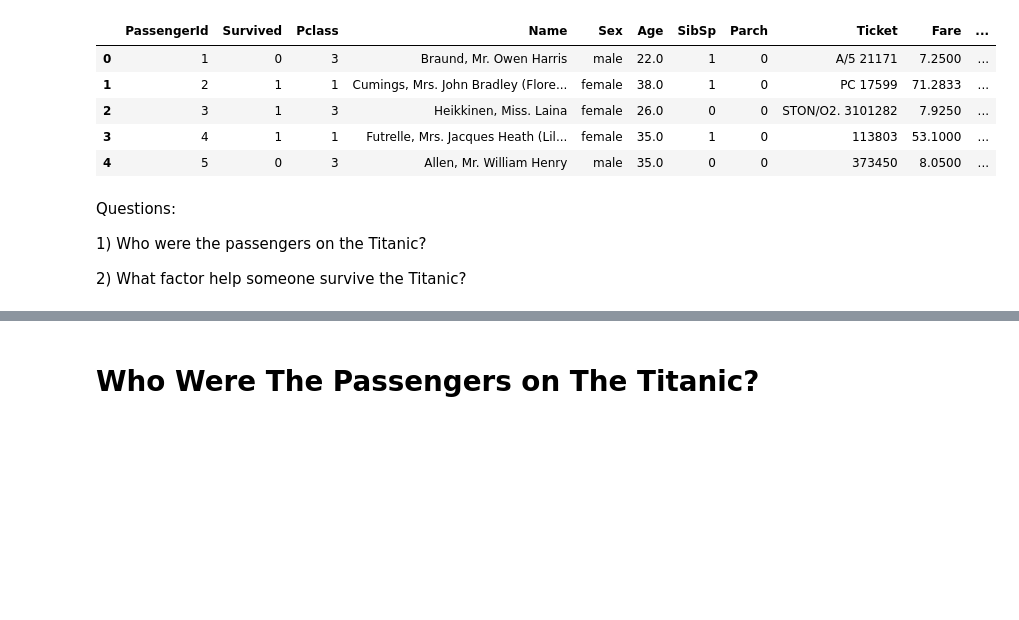
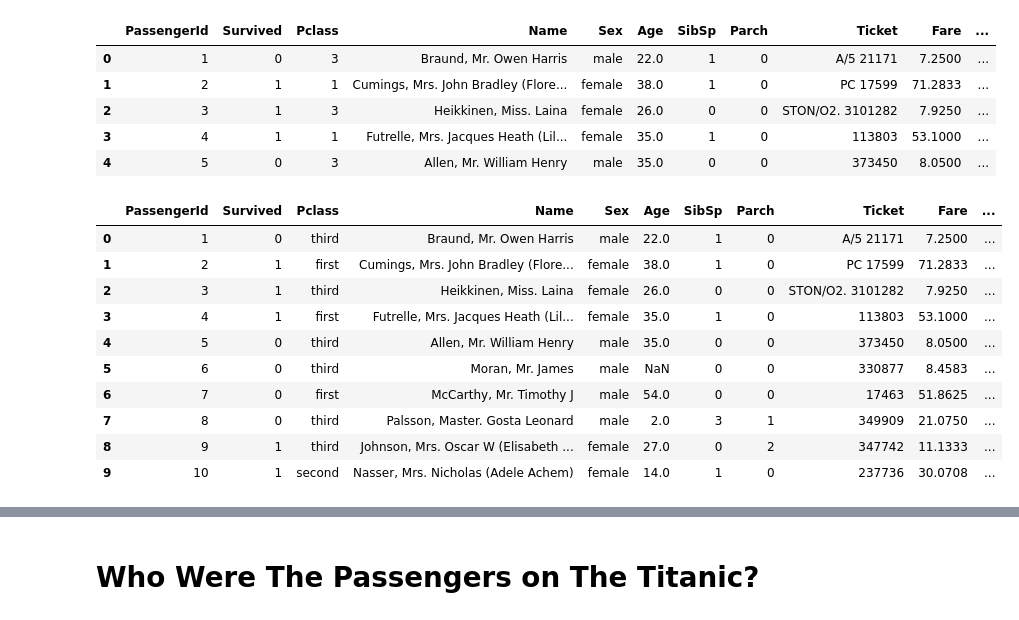
Before and after one commit to kimdang/Titanic_Machine_Learning, a Jupyter notebook: Titanic Machine Learning.ipynb, the cells around one changed output, grey strips where cells are left out. Cells and saved outputs as stored; diff of their text form; code cells hidden in the pictures; blank space fills up the shorter version.

```diff
--- a/Titanic Machine Learning.ipynb
+++ b/Titanic Machine Learning.ipynb
@@ -15,7 +15,35 @@ titanic_dframe.head()
 | 2 | 3 | 1 | 3 | Heikkinen, Miss. Laina | female | 26.0 | 0 | 0 | STON/O2. 3101282 | 7.9250 | ... |
 | 3 | 4 | 1 | 1 | Futrelle, Mrs. Jacques Heath (Lil... | female | 35.0 | 1 | 0 | 113803 | 53.1000 | ... |
 | 4 | 5 | 0 | 3 | Allen, Mr. William Henry | male | 35.0 | 0 | 0 | 373450 | 8.0500 | ... |
-# %% [markdown]
-Questions:
-    <p>1) Who were the passengers on the Titanic? </p>
-    2) What factor help someone survive the Titanic?
+# %%
+def determine_child(passenger):
+    age, sex = passenger
+    if age < 16:
+        return "child"
+    else:
+        return sex
+
+def replace_class(Pclass):
+    if Pclass == 1:
+        return 'first'
+    elif Pclass == 2:
+        return 'second'
+    else:
+        return 'third'
+
+
+titanic['Person'] = titanic[["Age", "Sex"]].apply(determine_child, axis =1)
+titanic['Pclass'] = titanic['Pclass'].apply(replace_class)
+titanic.head(10)
+# %% [output]
+|  | PassengerId | Survived | Pclass | Name | Sex | Age | SibSp | Parch | Ticket | Fare | ... |
+| 0 | 1 | 0 | third | Braund, Mr. Owen Harris | male | 22.0 | 1 | 0 | A/5 21171 | 7.2500 | ... |
+| 1 | 2 | 1 | first | Cumings, Mrs. John Bradley (Flore... | female | 38.0 | 1 | 0 | PC 17599 | 71.2833 | ... |
+| 2 | 3 | 1 | third | Heikkinen, Miss. Laina | female | 26.0 | 0 | 0 | STON/O2. 3101282 | 7.9250 | ... |
+| 3 | 4 | 1 | first | Futrelle, Mrs. Jacques Heath (Lil... | female | 35.0 | 1 | 0 | 113803 | 53.1000 | ... |
+| 4 | 5 | 0 | third | Allen, Mr. William Henry | male | 35.0 | 0 | 0 | 373450 | 8.0500 | ... |
+| 5 | 6 | 0 | third | Moran, Mr. James | male | NaN | 0 | 0 | 330877 | 8.4583 | ... |
+| 6 | 7 | 0 | first | McCarthy, Mr. Timothy J | male | 54.0 | 0 | 0 | 17463 | 51.8625 | ... |
+| 7 | 8 | 0 | third | Palsson, Master. Gosta Leonard | male | 2.0 | 3 | 1 | 349909 | 21.0750 | ... |
+| 8 | 9 | 1 | third | Johnson, Mrs. Oscar W (Elisabeth ... | female | 27.0 | 0 | 2 | 347742 | 11.1333 | ... |
+| 9 | 10 | 1 | second | Nasser, Mrs. Nicholas (Adele Achem) | female | 14.0 | 1 | 0 | 237736 | 30.0708 | ... |
```
Also changed, not shown: parts of 5 cells of this notebook.
